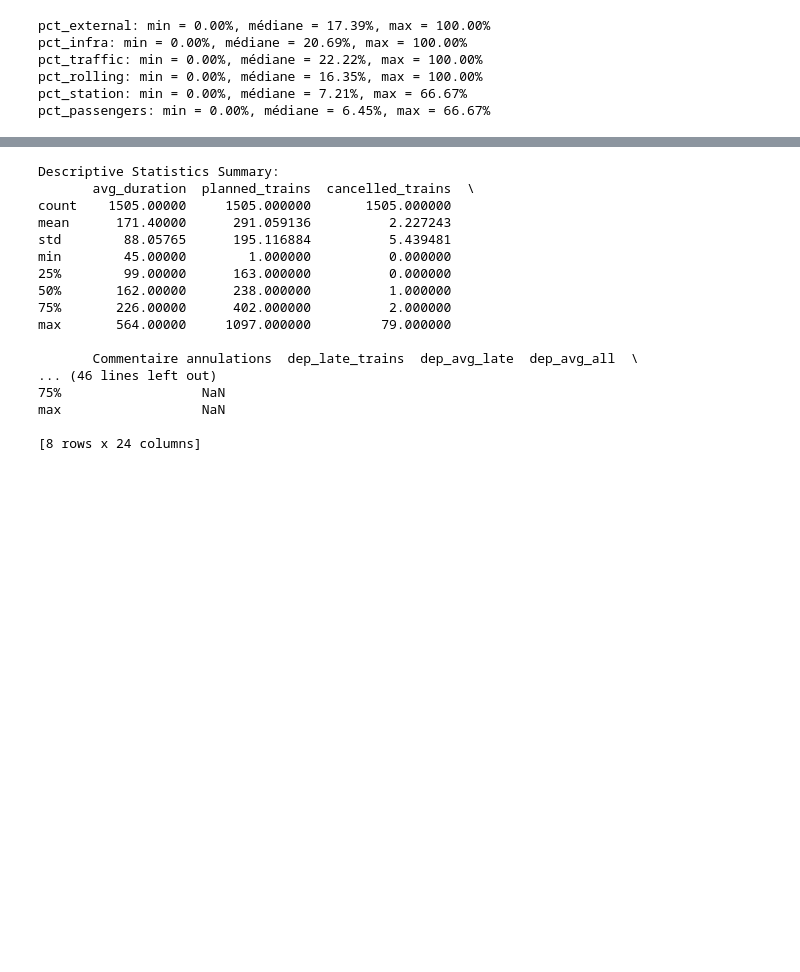
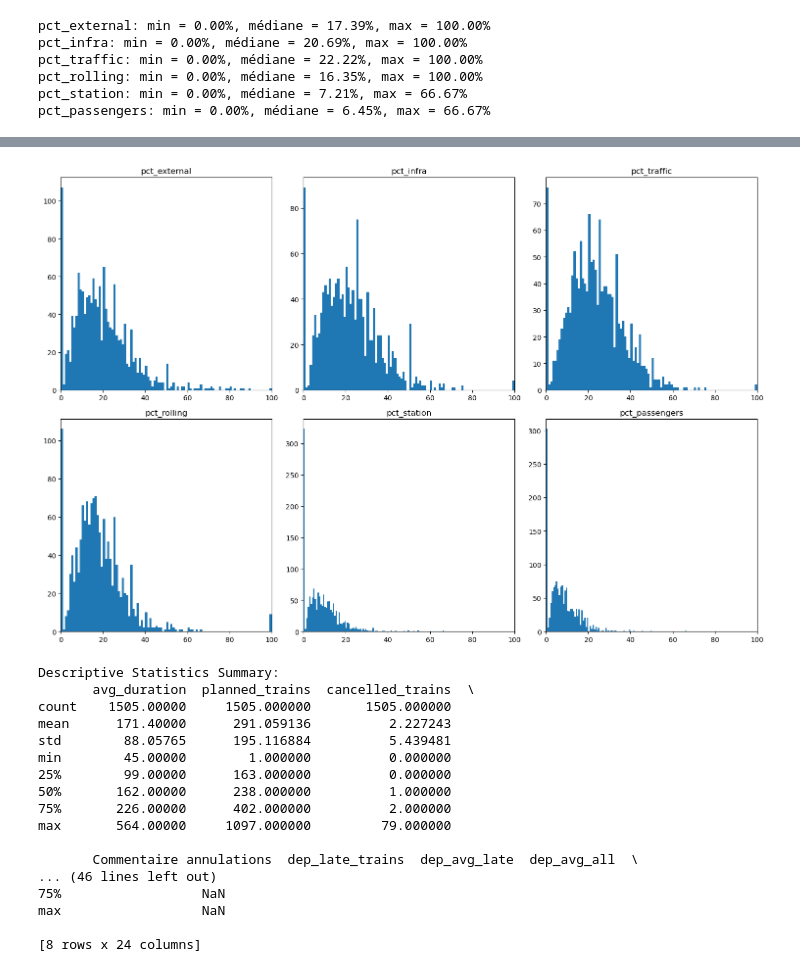
Before and after one commit to Clara-Lst/Projet_AD, a Jupyter notebook: AD-projet-python.ipynb, the cells around one changed output, grey strips where cells are left out. Saved outputs shown, nothing was run; the diff lists cells and outputs as text; code cells hidden in the pictures; blank space fills up the shorter version.

```diff
--- a/AD-projet-python.ipynb
+++ b/AD-projet-python.ipynb
@@ -174,3 +233,19 @@ pct_passengers: min = 0.00%, médiane = 6.45%, max = 66.67%
+# %%
+fig, axes = plt.subplots(2, 3, figsize=(15, 10))
+
+columns = ["pct_external", "pct_infra", "pct_traffic","pct_rolling", "pct_station", "pct_passengers"]
+axes_flat = axes.flatten()
+
+for i, col in enumerate(columns):
+    axes_flat[i].set_xlim(0, 100)
+    axes_flat[i].hist(data[col], bins=100)
+    axes_flat[i].set_title(col)
+
+
+plt.tight_layout()
+plt.show()
+# %% [output]
+[figure, added]
 # %%
 summary_stats = data.describe()
 print("Descriptive Statistics Summary:")
```
Also changed, not shown: parts of 3 cells of this notebook.
